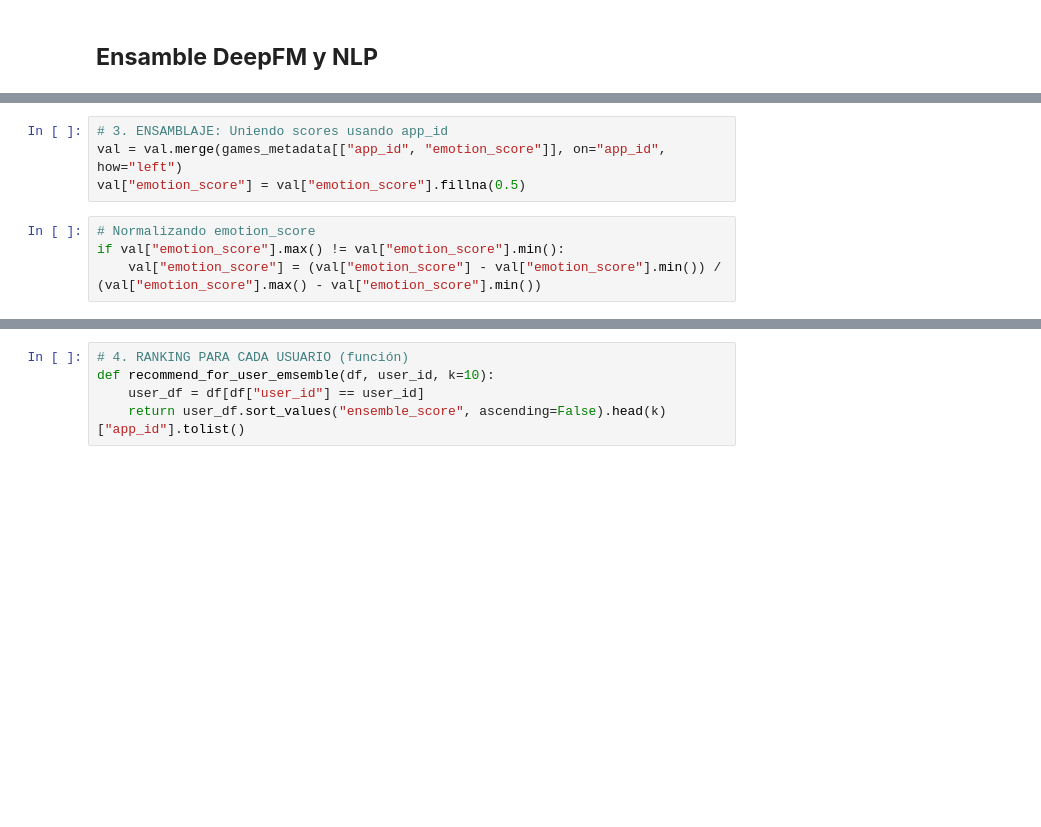
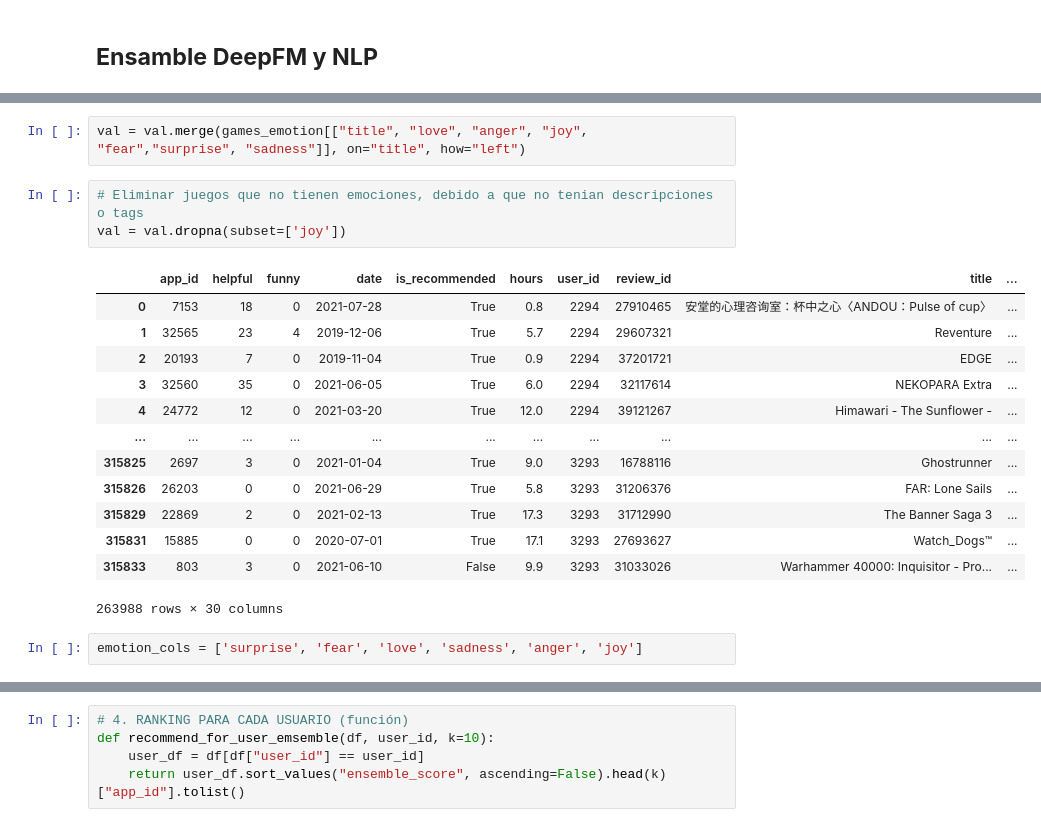
Before and after one commit to BenitoOl/Proyecto-Recomendadores, a Jupyter notebook: Proyecto_G06.ipynb, the cells around one changed output, grey strips where cells are left out. Saved outputs shown, nothing was run; the diff lists cells and outputs as text; blank space fills up the shorter version.

```diff
--- a/Proyecto_G06.ipynb
+++ b/Proyecto_G06.ipynb
@@ -1016,11 +1438,3 @@ with torch.no_grad():
     y_val_prob = torch.sigmoid(y_val_pred).cpu().numpy()
 
 val["deepfm_score"] = y_val_prob
-# %%
-# 3. ENSAMBLAJE: Uniendo scores usando app_id
-val = val.merge(games_metadata[["app_id", "emotion_score"]], on="app_id", how="left")
-val["emotion_score"] = val["emotion_score"].fillna(0.5)
-# %%
-# Normalizando emotion_score
-if val["emotion_score"].max() != val["emotion_score"].min():
-    val["emotion_score"] = (val["emotion_score"] - val["emotion_score"].min()) / (val["emotion_score"].max() - val["emotion_score"].min())
@@ -1026,0 +1458,21 @@ if val["emotion_score"].max() != val["emotion_score"].min():
+# %%
+val = val.merge(games_emotion[["title", "love", "anger", "joy", "fear","surprise", "sadness"]], on="title", how="left")
+# %%
+# Eliminar juegos que no tienen emociones, debido a que no tenian descripciones o tags
+val = val.dropna(subset=['joy'])
+# %% [output]
+|  | app_id | helpful | funny | date | is_recommended | hours | user_id | review_id | title | ... |
+| 0 | 7153 | 18 | 0 | 2021-07-28 | True | 0.8 | 2294 | 27910465 | 安堂的心理咨询室：杯中之心〈ANDOU：Pulse of cup〉 | ... |
+| 1 | 32565 | 23 | 4 | 2019-12-06 | True | 5.7 | 2294 | 29607321 | Reventure | ... |
+| 2 | 20193 | 7 | 0 | 2019-11-04 | True | 0.9 | 2294 | 37201721 | EDGE | ... |
+| 3 | 32560 | 35 | 0 | 2021-06-05 | True | 6.0 | 2294 | 32117614 | NEKOPARA Extra | ... |
+| 4 | 24772 | 12 | 0 | 2021-03-20 | True | 12.0 | 2294 | 39121267 | Himawari - The Sunflower - | ... |
+| ... | ... | ... | ... | ... | ... | ... | ... | ... | ... | ... |
+| 315825 | 2697 | 3 | 0 | 2021-01-04 | True | 9.0 | 3293 | 16788116 | Ghostrunner | ... |
+| 315826 | 26203 | 0 | 0 | 2021-06-29 | True | 5.8 | 3293 | 31206376 | FAR: Lone Sails | ... |
+| 315829 | 22869 | 2 | 0 | 2021-02-13 | True | 17.3 | 3293 | 31712990 | The Banner Saga 3 | ... |
+| 315831 | 15885 | 0 | 0 | 2020-07-01 | True | 17.1 | 3293 | 27693627 | Watch_Dogs™ | ... |
+| 315833 | 803 | 3 | 0 | 2021-06-10 | False | 9.9 | 3293 | 31033026 | Warhammer 40000: Inquisitor - Pro... | ... |
+263988 rows × 30 columns
+# %%
+emotion_cols = ['surprise', 'fear', 'love', 'sadness', 'anger', 'joy']
```
Also changed, not shown: parts of 90 cells of this notebook, 2 other files.
